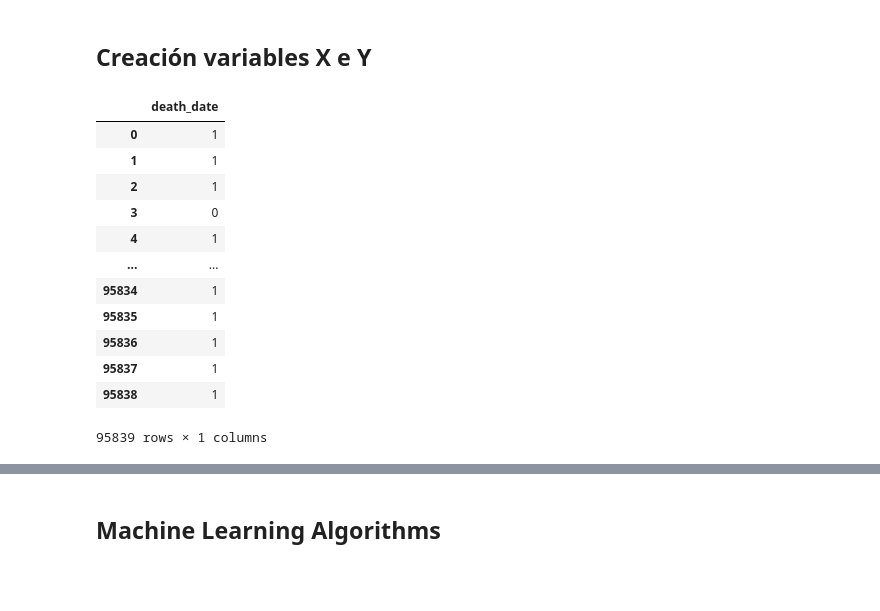
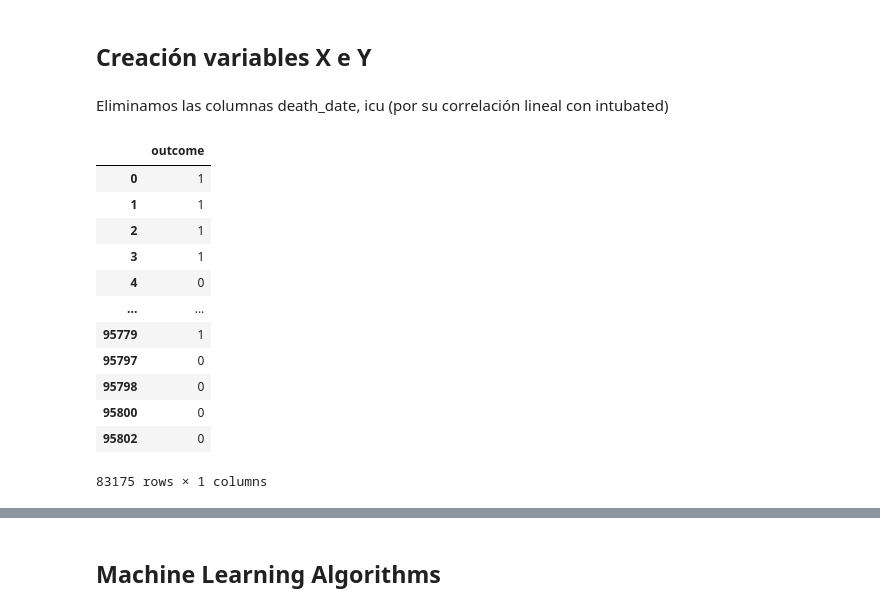
Before and after one commit to szl30n/ProyectosDHDS, a Jupyter notebook: TP3/data/covid-19-ml-adaptado.ipynb, the cells around one changed output, grey strips where cells are left out. Saved outputs shown, nothing was run; the diff lists cells and outputs as text; code cells hidden in the pictures; blank space fills up the shorter version.

```diff
--- a/TP3/data/covid-19-ml-adaptado.ipynb
+++ b/TP3/data/covid-19-ml-adaptado.ipynb
@@ -49,0 +41,6 @@ dtype: int64
+# %%
+old_data['outcome']=old_data['outcome'].astype(int)
+# %%
+old_data = old_data[old_data.outcome != 3]
+# %%
+old_data["outcome"]=old_data["outcome"].replace({2: 0})
@@ -50,5 +68,5 @@ dtype: int64
 # %%
-old_data['death_date']=old_data['death_date'].astype(object).astype(int)
+#old_data['death_date']=old_data['death_date'].astype(object).astype(int)
 # %%
 old_data.info()
 # %% [output]
@@ -114,25 +132,27 @@ sns.heatmap(old_data.corr().abs(),annot=False,linewidths=.5, cbar_kws={"shrink":
 # %% [markdown]
 ## Creación variables X e Y
+# %% [markdown]
+Eliminamos las columnas death_date, icu (por su correlación lineal con intubated)
 # %%
 #sns.heatmap(data.corr().abs(),annot=True)
-x=old_data.drop(["death_date"],axis=1)
-y=old_data["death_date"]
+x=old_data.drop(["outcome", "death_date", "icu"],axis=1)
+y=old_data["outcome"]
 y=pd.DataFrame(y)
 y
 # %% [output]
-|  | death_date |
+|  | outcome |
 | 0 | 1 |
 | 1 | 1 |
 | 2 | 1 |
-| 3 | 0 |
-| 4 | 1 |
+| 3 | 1 |
+| 4 | 0 |
 | ... | ... |
-| 95834 | 1 |
-| 95835 | 1 |
-| 95836 | 1 |
-| 95837 | 1 |
-| 95838 | 1 |
+| 95779 | 1 |
+| 95797 | 0 |
+| 95798 | 0 |
+| 95800 | 0 |
+| 95802 | 0 |
-95839 rows × 1 columns
+83175 rows × 1 columns
 # %%
 x_train,x_test,y_train,y_test=train_test_split(x,y,test_size=0.2,random_state=1)
 print ("X_train:" , x_train.shape[0])
```
Also changed, not shown: parts of 53 cells of this notebook.
